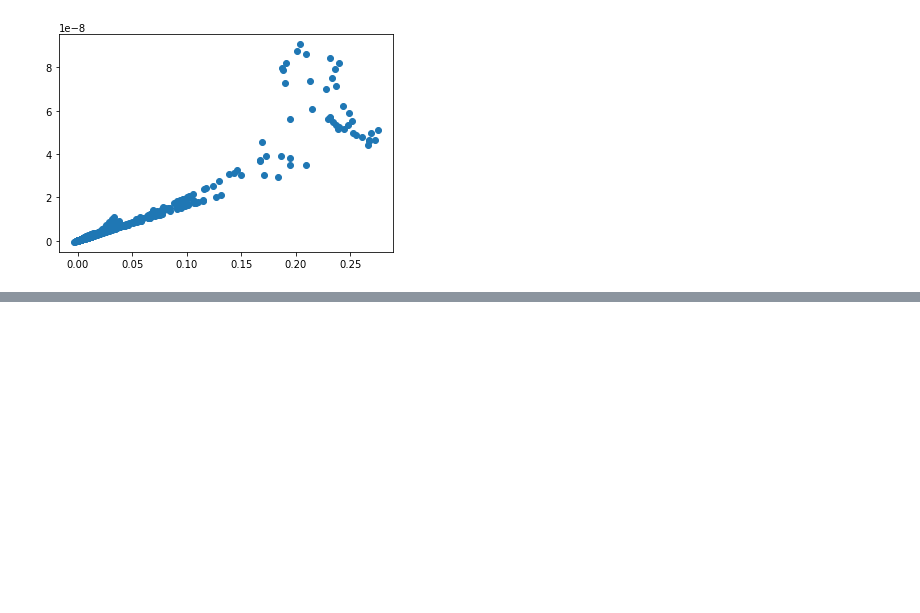
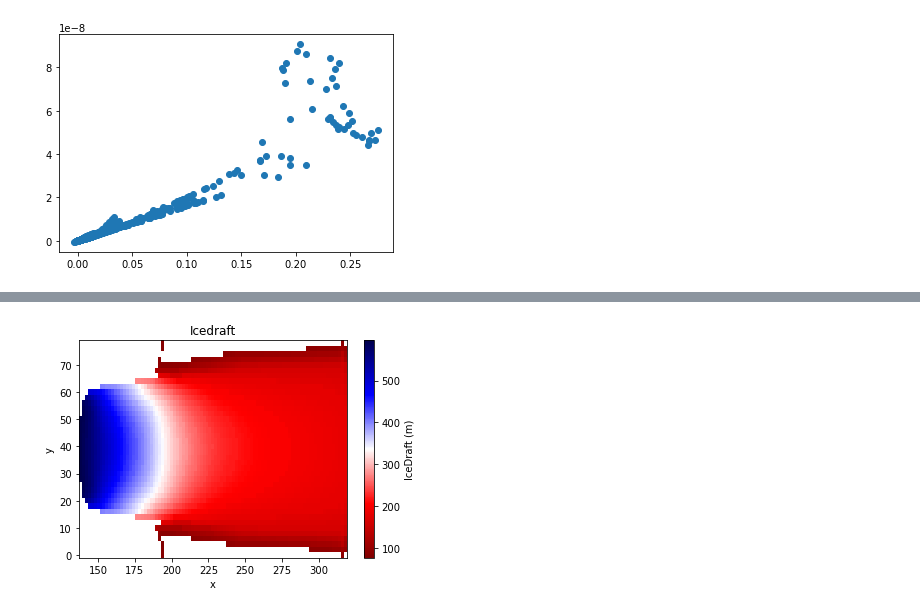
Before and after one commit to BenBouiss/NN_intern_2022, a Jupyter notebook: Plot_process_init_data.ipynb, the cells around one changed output, grey strips where cells are left out. Saved outputs shown, nothing was run; the diff lists cells and outputs as text; code cells hidden in the pictures; blank space fills up the shorter version.

```diff
--- a/Plot_process_init_data.ipynb
+++ b/Plot_process_init_data.ipynb
@@ -147,0 +180,8 @@ file = files[1]
+# %%
+fig, ax = plt.subplots()
+a = Dataset.iceDraft.plot(ax = ax, cmap = plt.get_cmap('seismic_r'), add_colorbar=False)
+cbar = plt.colorbar(a, cmap = cmap, ax = ax, label = 'IceDraft (m)')
+plt.title('Icedraft')
+fig.savefig(os.getcwd() + '/Image_output/Icedraft_map.png', facecolor='white', bbox_inches='tight')
+# %% [output]
+[figure, added]
```
Also changed, not shown: parts of 6 cells of this notebook, 8 other files.
